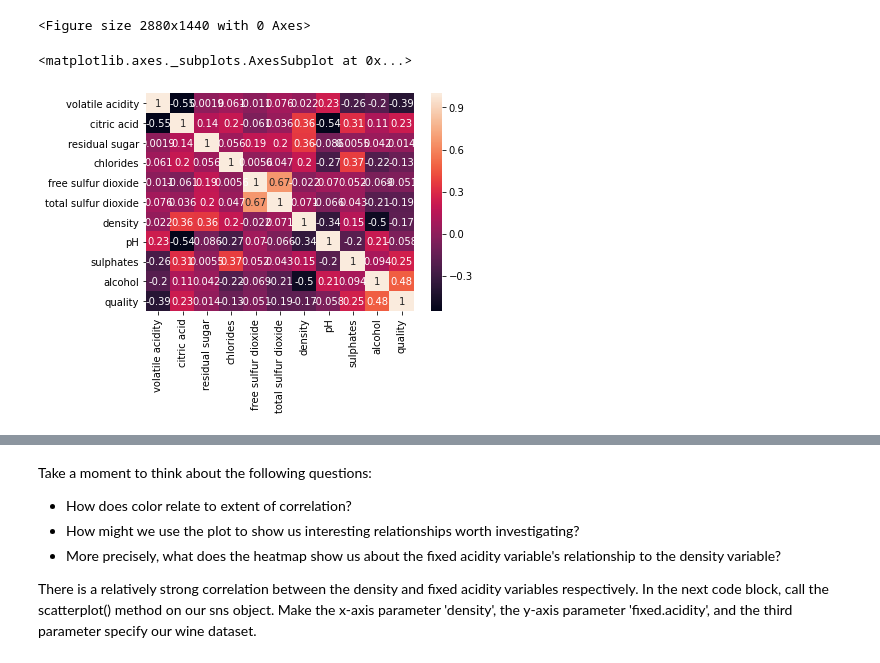
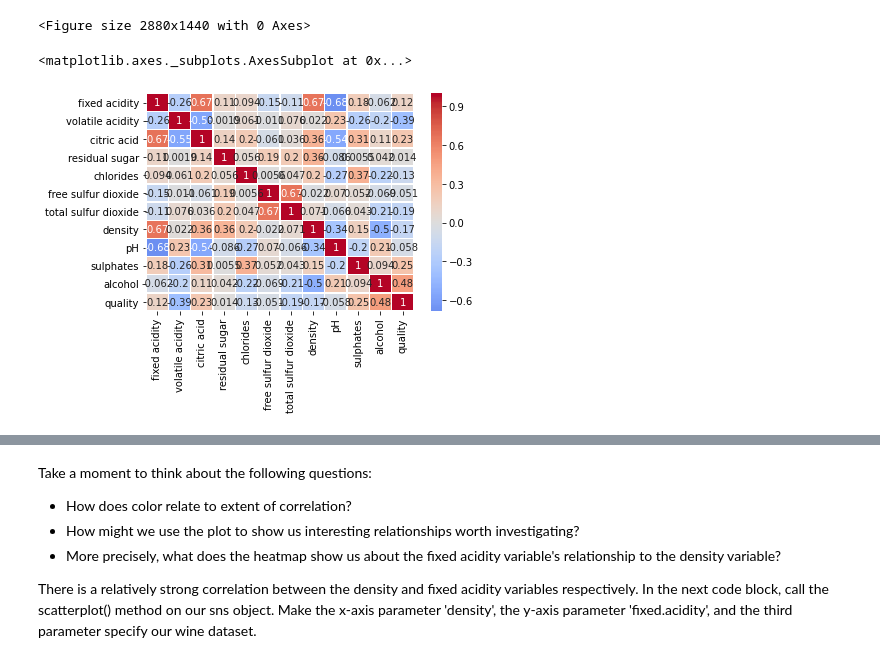
Before and after one commit to asaadkhattab/RedWineQuality, a Jupyter notebook: RedWineLR.ipynb, the cells around one changed output, grey strips where cells are left out. Saved outputs shown, nothing was run; the diff lists cells and outputs as text; code cells hidden in the pictures.

```diff
--- a/RedWineLR.ipynb
+++ b/RedWineLR.ipynb
@@ -59,7 +59,7 @@ warnings.filterwarnings(action="ignore", module="scipy", message="^internal gels
 # %% [markdown]
 #### 1b. Load the data
 # %%
-wine = pd.read_csv("winequalityred.csv", index_col=0)
+wine = pd.read_csv("winequalityred.csv") #index_col = 0
 # %% [markdown]
 #### 1c. Exploring the data
 # %%
@@ -221,7 +222,7 @@ plt.figure(figsize=(40,20))
 <Figure size 2880x1440 with 0 Axes>
 <Figure size 2880x1440 with 0 Axes>
 # %%
-sns.heatmap(wine.corr(), annot=True)
+sns.heatmap(wine.corr(),annot=True,linewidth=0.5,center=0,cmap='coolwarm')
 # %% [output]
 <matplotlib.axes._subplots.AxesSubplot at 0x...>
-[figure, old version]
+[figure, new version]
```
Also changed, not shown: parts of 8 cells of this notebook.
